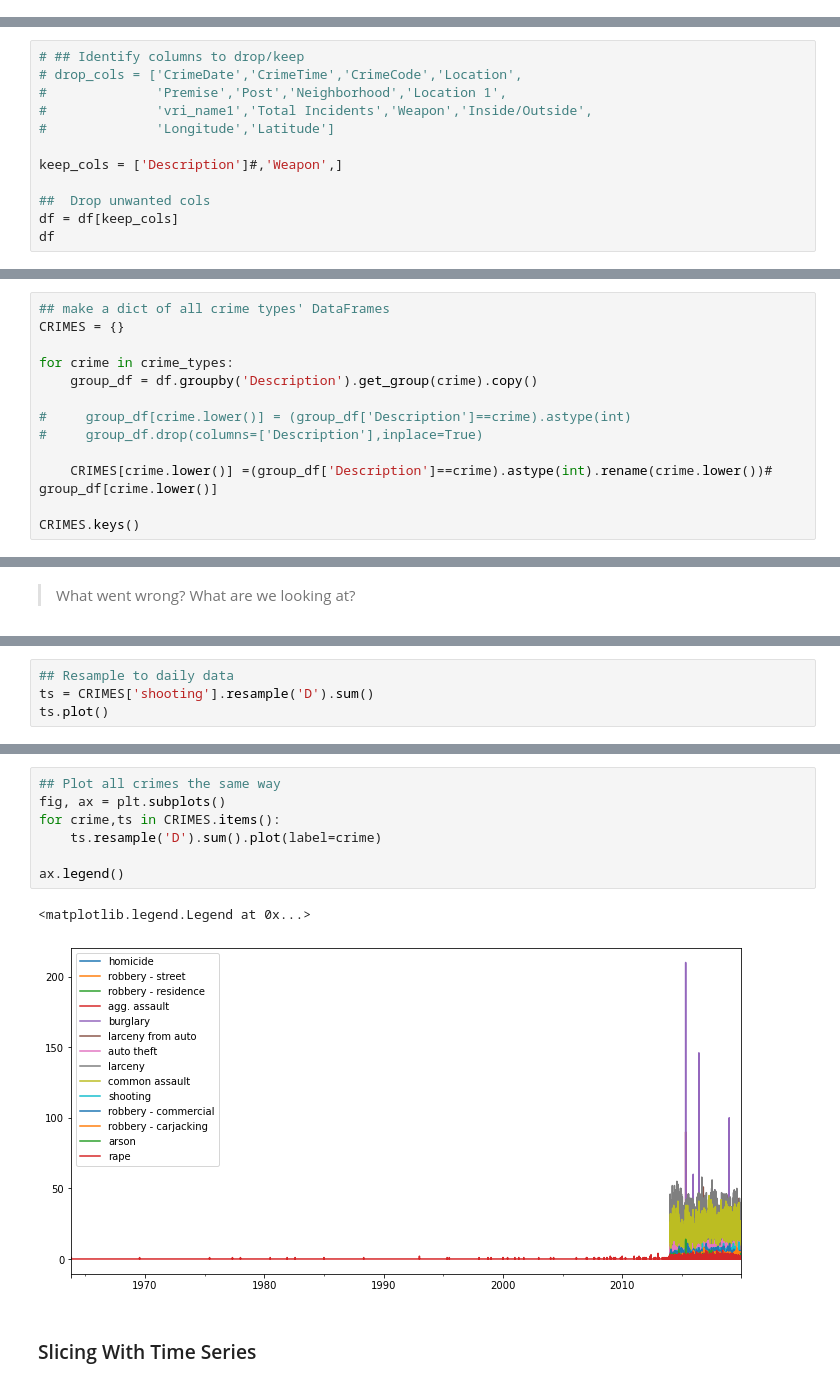
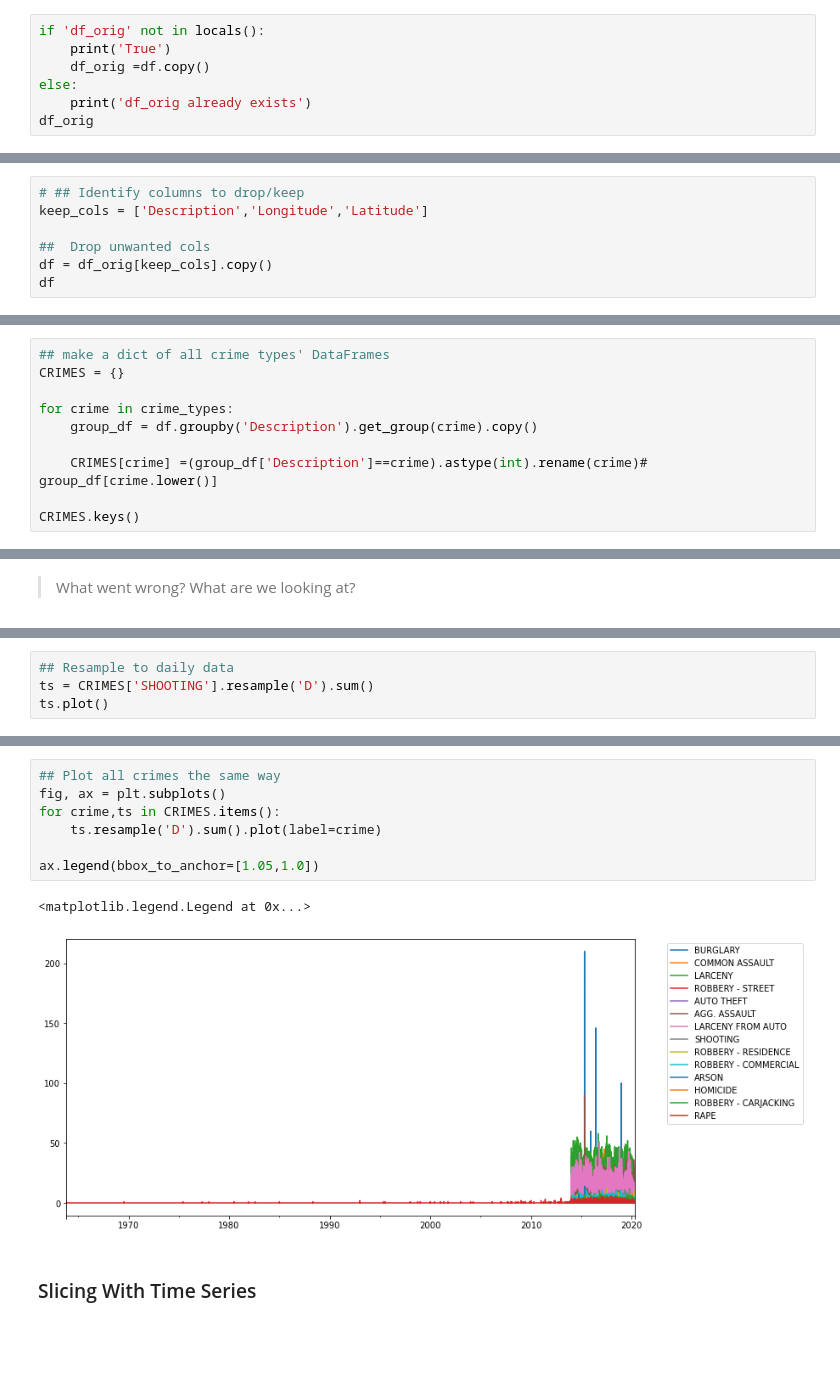
Before and after one commit to jirvingphd/fsds_070620_FT, a Jupyter notebook: Mod_4/sect_37_intro_to_time_series/sect_37_pt1_intro_to_time_series_crime-WIP-070620FT.ipynb, the cells around one changed output, grey strips where cells are left out. Cells and saved outputs as stored; diff of their text form; blank space fills up the shorter version.

```diff
--- a/Mod_4/sect_37_intro_to_time_series/sect_37_pt1_intro_to_time_series_crime-WIP-070620FT.ipynb
+++ b/Mod_4/sect_37_intro_to_time_series/sect_37_pt1_intro_to_time_series_crime-WIP-070620FT.ipynb
@@ -148,0 +120,7 @@ df.head()
+# %%
+if 'df_orig' not in locals():
+    print('True')
+    df_orig =df.copy()
+else:
+    print('df_orig already exists')
+df_orig
@@ -149,13 +142,8 @@ df.head()
 # %%
 # ## Identify columns to drop/keep
-# drop_cols = ['CrimeDate','CrimeTime','CrimeCode','Location',
-#              'Premise','Post','Neighborhood','Location 1',
-#              'vri_name1','Total Incidents','Weapon','Inside/Outside',
-#              'Longitude','Latitude']
-
-keep_cols = ['Description']#,'Weapon',]
+keep_cols = ['Description','Longitude','Latitude']
 
 ##  Drop unwanted cols
-df = df[keep_cols]
+df = df_orig[keep_cols].copy()
 df
 # %% [output]
@@ -206,10 +232,7 @@ CRIMES = {}
 for crime in crime_types:
     group_df = df.groupby('Description').get_group(crime).copy()
 
-#     group_df[crime.lower()] = (group_df['Description']==crime).astype(int)
-#     group_df.drop(columns=['Description'],inplace=True)
-
-    CRIMES[crime.lower()] =(group_df['Description']==crime).astype(int).rename(crime.lower())# group_df[crime.lower()]
+    CRIMES[crime] =(group_df['Description']==crime).astype(int).rename(crime)# group_df[crime.lower()]
 
 CRIMES.keys()
 # %% [output]
@@ -243,6 +283,6 @@ Name: shooting, Length: 3782, dtype: int64
 # %%
 ## Resample to daily data
-ts = CRIMES['shooting'].resample('D').sum()
+ts = CRIMES['SHOOTING'].resample('D').sum()
 ts.plot()
 # %% [output]
 <AxesSubplot:>
@@ -264,13 +290,13 @@ ts.plot()
 # %%
 ## Plot all crimes the same way
 fig, ax = plt.subplots()
 for crime,ts in CRIMES.items():
     ts.resample('D').sum().plot(label=crime)
 
-ax.legend()
+ax.legend(bbox_to_anchor=[1.05,1.0])
 # %% [output]
 <matplotlib.legend.Legend at 0x...>
-[figure, old version]
+[figure, new version]
 # %% [markdown]
 ### Slicing With Time Series
 # %% [markdown]
```
Also changed, not shown: parts of 58 cells of this notebook, 2 other files.
